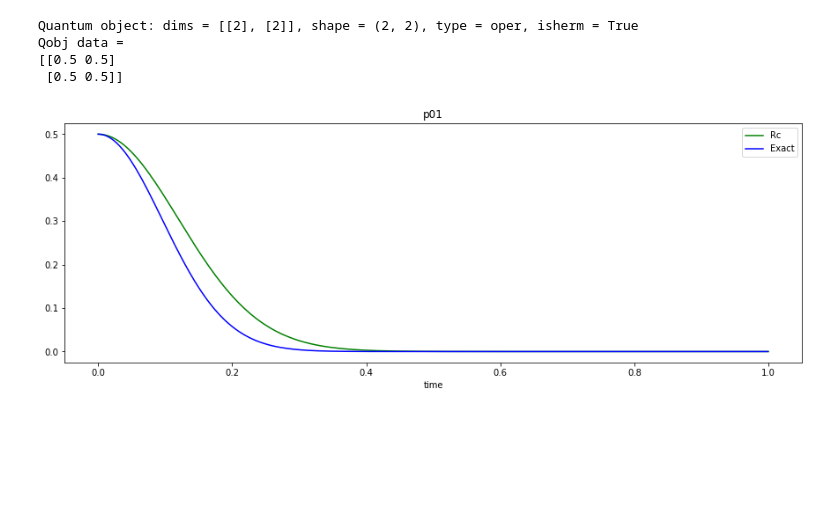
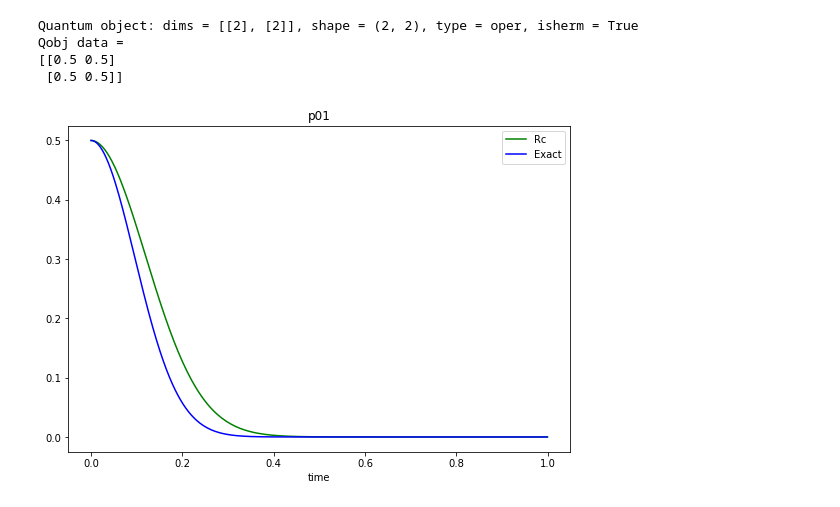
Before and after one commit to leherrerar/RC_mapping, a Jupyter notebook: Prueba Gernot Example Spin boson/Spin boson Dephasing v1.ipynb, the cells around one changed output. Saved outputs shown, nothing was run; the diff lists cells and outputs as text; code cells hidden in the pictures; blank space fills up the shorter version.

```diff
--- a/Prueba Gernot Example Spin boson/Spin boson Dephasing v1.ipynb
+++ b/Prueba Gernot Example Spin boson/Spin boson Dephasing v1.ipynb
@@ -236,13 +233,14 @@ Qobj data =
 [[0.5 0.5]
  [0.5 0.5]]
 # %%
+plt.figure(figsize=(9,6))
 plt.title("p01")
 plt.rcParams['figure.figsize'] = [15,5]
 plt.plot(t,p01,"-",label='Rc', color = "g")
 plt.plot (t1, T1,"-",label='Exact', color = "b")
 #plt.plot(tlist, result.expect[0])
 plt.xlabel("time")
 plt.legend()
 plt.show()
 # %% [output]
-[figure, old version]
+[figure, new version]
```
Also changed, not shown: parts of 4 cells of this notebook.
